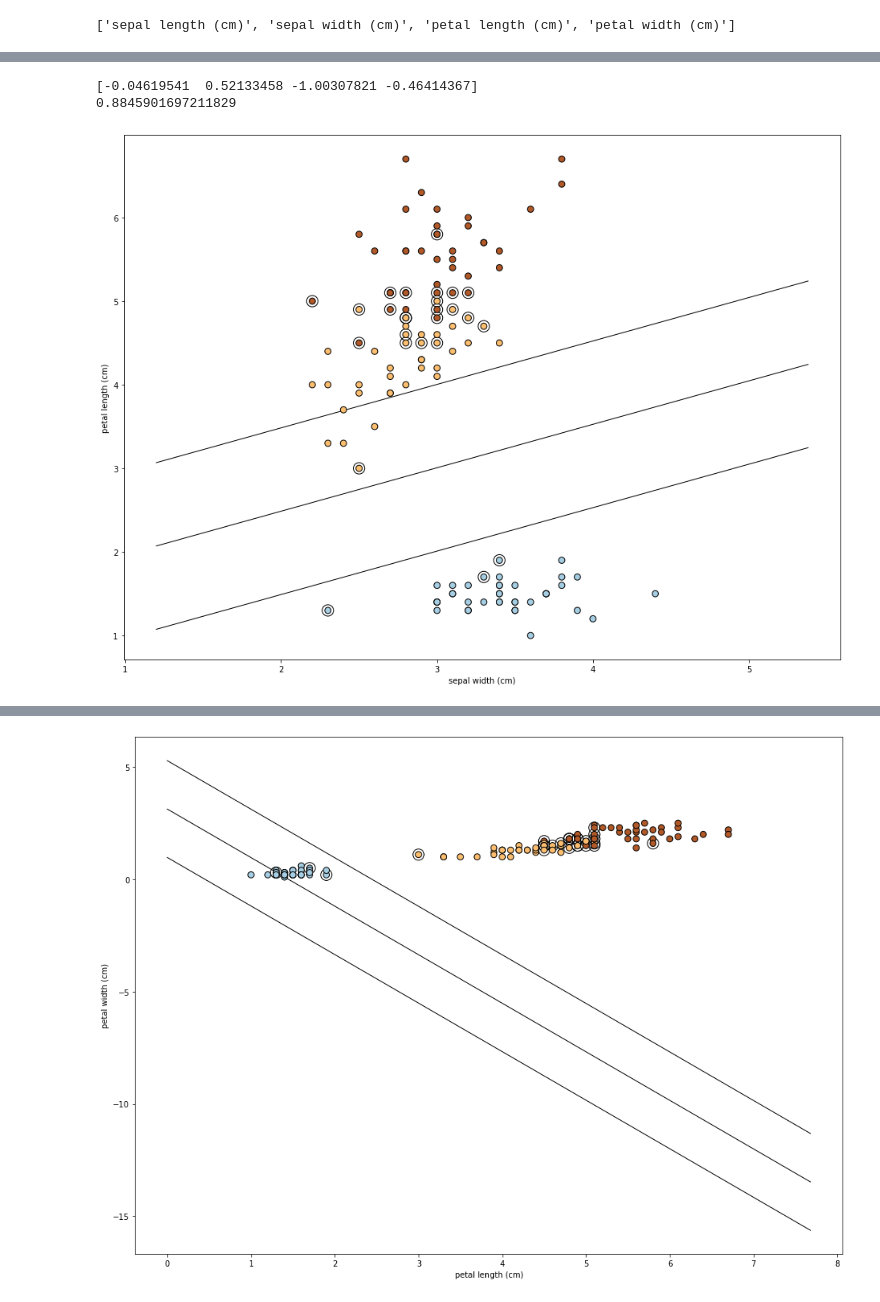
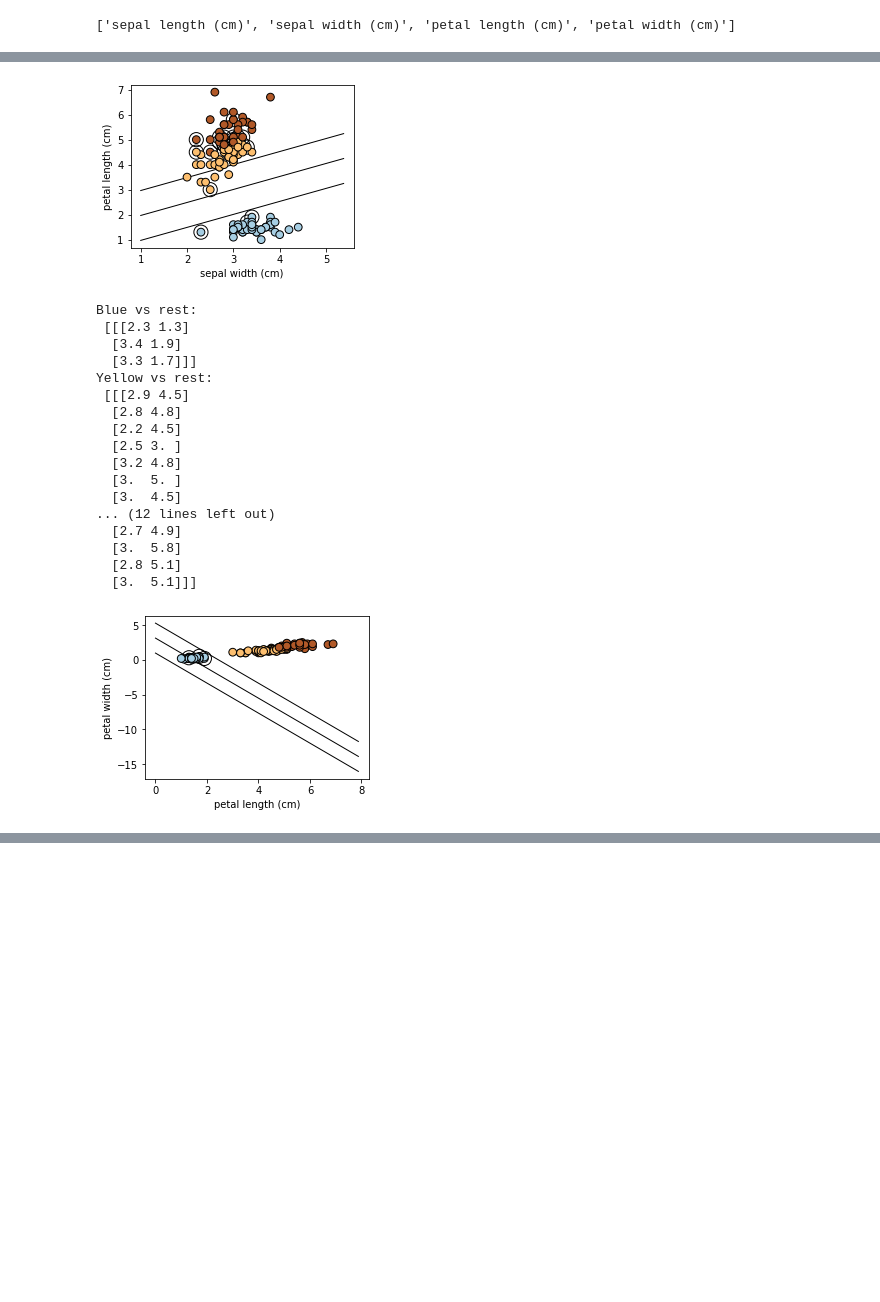
Before and after one commit to maxlengdell/D7041E, a Jupyter notebook: Labs/D7041E_code_for_lab1.ipynb, the cells around one changed output, grey strips where cells are left out. Cells and saved outputs as stored; diff of their text form; code cells hidden in the pictures; blank space fills up the shorter version.

```diff
--- a/Labs/D7041E_code_for_lab1.ipynb
+++ b/Labs/D7041E_code_for_lab1.ipynb
@@ -404,7 +404,7 @@ Y = [0] * 75 + [1] * 75
 clf = svm.SVC(kernel='linear', decision_function_shape='ovr')
 clf.fit(X_train, Y_train)
 w = clf.coef_[0]
-print(w)
+
 a = -w[1] / w[2]
 
 h = 0.02
@@ -414,11 +414,11 @@ x1= (np.arange(x1_min, x1_max, h))
 yy = a * x1 - (clf.intercept_[0]) / w[2]
 #print(len(clf.support_vectors_))
 margin = 1 / np.sqrt(np.sum(clf.coef_[0][1:3] ** 2))
-print(margin)
+
 yy_down = yy - np.sqrt(1 + a ** 2) * margin
 yy_up = yy + np.sqrt(1 + a ** 2) * margin
 
-plt.figure(1, figsize=(16, 12))
+plt.figure(1, figsize=(4, 3))
 plt.clf()
 plt.plot(x1, yy, "k-", linewidth=1)
 plt.plot(x1, yy_down, "k-", linewidth=1)
@@ -427,36 +427,81 @@ plt.scatter(clf.support_vectors_[:, 1], clf.support_vectors_[:, 2], s=200, facec
 plt.scatter(X_train[:, 1], X_train[:, 2], c=Y_train, zorder=10, s=60, cmap=plt.cm.Paired, edgecolors="k")
 plt.xlabel(feature_names[1])
 plt.ylabel(feature_names[2])
 plt.show()
 
+
+blue_support = np.dstack((clf.support_vectors_[0:clf.n_support_[0],1],
+                         clf.support_vectors_[0:clf.n_support_[0],2]))
+
+yellow_support = np.dstack((clf.support_vectors_[clf.n_support_[0]:clf.n_support_[1] + clf.n_support_[0],1],
+                         clf.support_vectors_[clf.n_support_[0]:clf.n_support_[1] + clf.n_support_[0],2]))
+
+red_support = np.dstack((clf.support_vectors_[clf.n_support_[1]:clf.n_support_[2] + clf.n_support_[1],1],
+                         clf.support_vectors_[clf.n_support_[1]:clf.n_support_[2] + clf.n_support_[1],2]))
+
+print("Blue vs rest: \n", blue_support)
+print("Yellow vs rest: \n", yellow_support)
+print("Red vs rest: \n", red_support)
 #3vs4 decision boundry
 a = -w[2] / w[3]
 
 x3_min, x3_max = X_train[:, 3].min() - 1, X_train[:, 3].max() + 1
 x3= (np.arange(x3_min, x3_max, h))
 x2_min, x2_max = X_train[:, 2].min() - 1, X_train[:, 2].max() + 1
 x2= (np.arange(x2_min, x2_max, h))
 
 h = 0.02
 
 yy = a * x2 - (clf.intercept_[0]) / w[3]
 #print(len(clf.support_vectors_))
 margin = 1 / np.sqrt(np.sum(clf.coef_[0][2:4] ** 2))
-print(margin)
+
 yy_down = yy - np.sqrt(1 + a ** 2) * margin
 yy_up = yy + np.sqrt(1 + a ** 2) * margin
 
-plt.figure(1, figsize=(16, 12))
+
+plt.figure(1, figsize=(4, 3))
 plt.clf()
 plt.plot(x2, yy, "k-", linewidth=1)
 plt.plot(x2, yy_down, "k-", linewidth=1)
 plt.plot(x2, yy_up, "k-", linewidth=1)
-plt.scatter(clf.support_vectors_[:, 2], clf.support_vectors_[:, 3], s=200, facecolors="none", zorder=10, edgecolors="k")
+plt.scatter(clf.support_vectors_[0:3, 2], clf.support_vectors_[0:3, 3], s=200, facecolors="none", zorder=10, edgecolors="k")
 plt.scatter(X_train[:, 2], X_train[:, 3], c=Y_train, zorder=10, s=60, cmap=plt.cm.Paired, edgecolors="k")
 plt.xlabel(feature_names[2])
 plt.ylabel(feature_names[3])
 plt.show()
+
+
+
+blue_support = np.dstack((clf.support_vectors_[0:clf.n_support_[0],2],
+                         clf.support_vectors_[0:clf.n_support_[0],3]))
+
+yellow_support = np.dstack((clf.support_vectors_[clf.n_support_[0]:clf.n_support_[1] + clf.n_support_[0],2],
+                         clf.support_vectors_[clf.n_support_[0]:clf.n_support_[1] + clf.n_support_[0],3]))
+
+red_support = np.dstack((clf.support_vectors_[clf.n_support_[1]:clf.n_support_[2] + clf.n_support_[1],2],
+                         clf.support_vectors_[clf.n_support_[1]:clf.n_support_[2] + clf.n_support_[1],3]))
+
+print("Blue vs rest: \n", blue_support)
+print("Yellow vs rest: \n", yellow_support)
+print("Red vs rest: \n", red_support)
 # %% [output]
+[figure, new version]
-[-0.04619541  0.52133458 -1.00307821 -0.46414367]
-0.8845901697211829
+Blue vs rest:
+ [[[2.3 1.3]
+  [3.4 1.9]
+  [3.3 1.7]]]
+Yellow vs rest:
+ [[[2.9 4.5]
+  [2.8 4.8]
+  [2.2 4.5]
+  [2.5 3. ]
+  [3.2 4.8]
+  [3.  5. ]
+  [3.  4.5]
+... (12 lines left out)
+  [2.7 4.9]
+  [3.  5.8]
+  [2.8 5.1]
+  [3.  5.1]]]
-[figure, old version]
+[figure, new version]
@@ -464 +524,0 @@ plt.show()
-[figure, old version]
```
Also changed, not shown: parts of 3 cells of this notebook.
